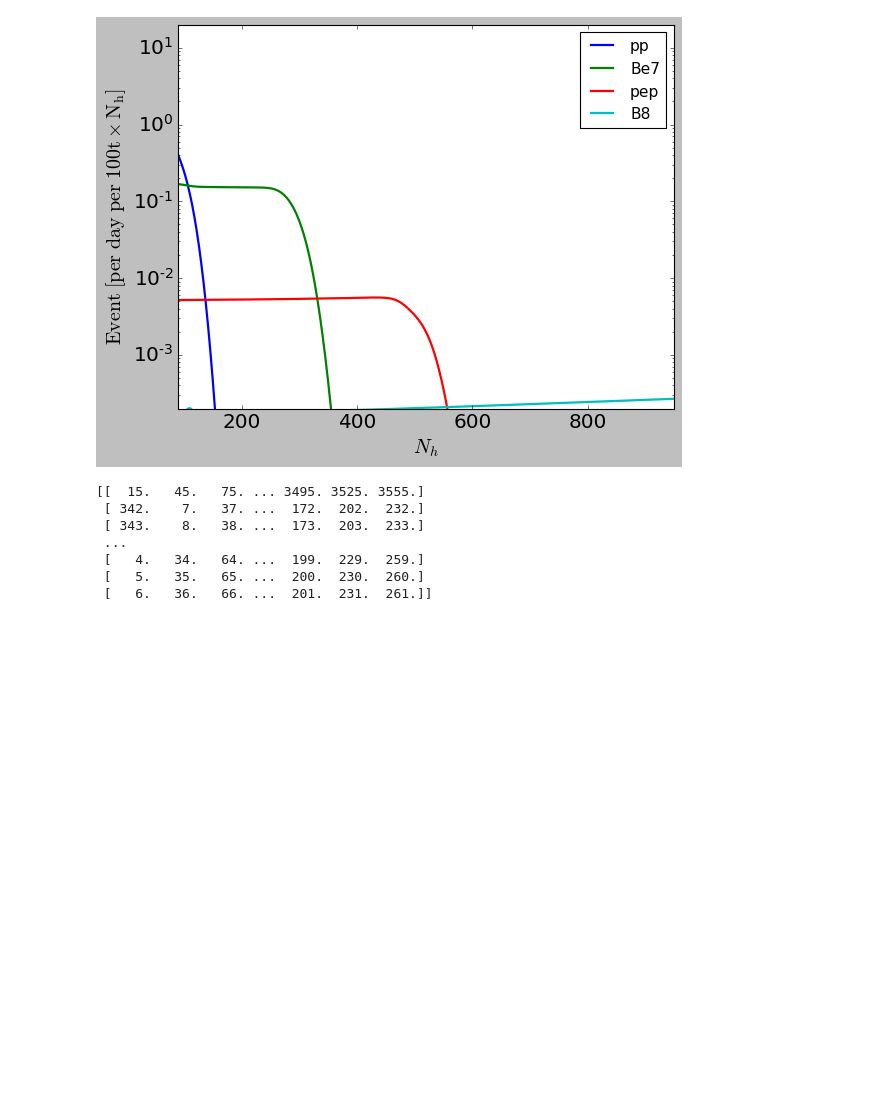
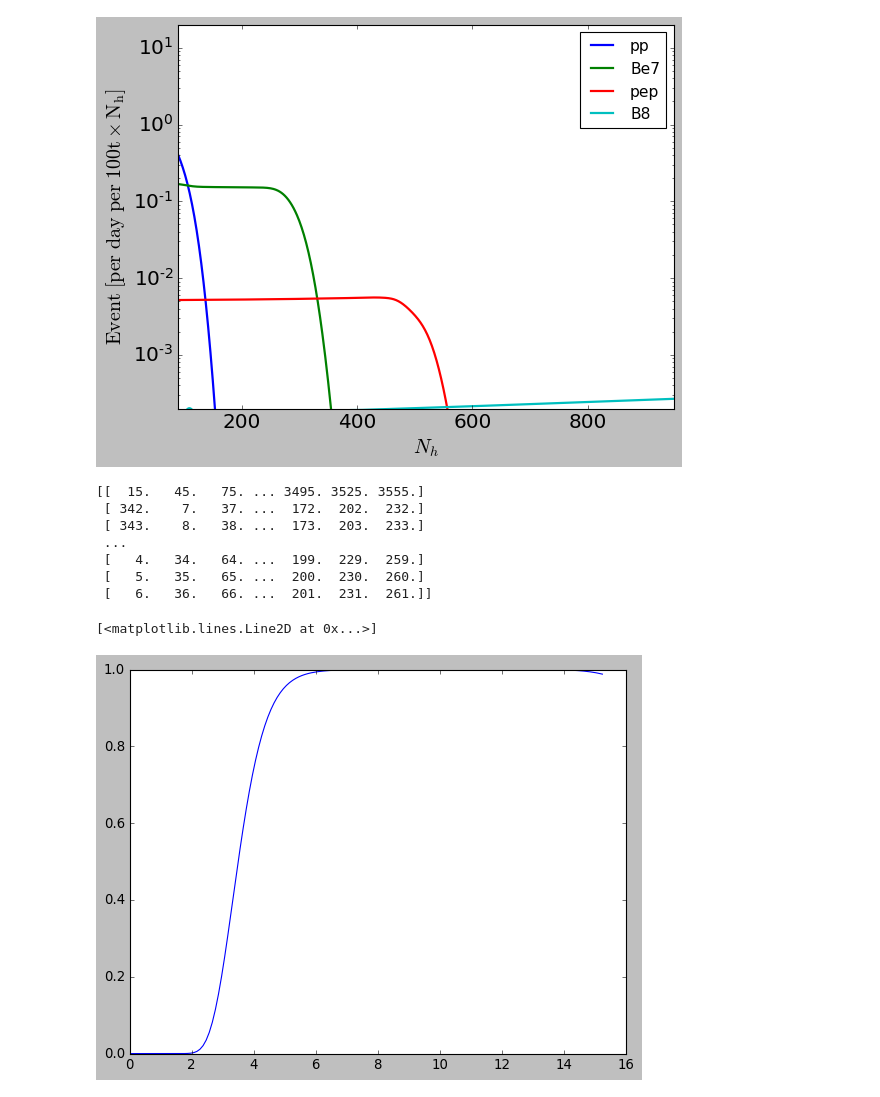
Before and after one commit to SaeedAnsarifard/SolarNeutrinos-pseudoDirac, a Jupyter notebook: SuperK_Working.ipynb, the cells around one changed output. Cells and saved outputs as stored; diff of their text form; code cells hidden in the pictures; blank space fills up the shorter version.

```diff
--- a/SuperK_Working.ipynb
+++ b/SuperK_Working.ipynb
@@ -116,3 +115,21 @@ print(data_index)
  [   4.   34.   64. ...  199.  229.  259.]
  [   5.   35.   65. ...  200.  230.  260.]
  [   6.   36.   66. ...  201.  231.  261.]]
+# %%
+def ResSu(data, t_e):
+    #PhysRevD.109.092001
+    r   = np.zeros((data.shape[0],t_e.shape[0]))
+    for j in range (data.shape[0]):
+        e_nu = np.linspace(data[j,0],data[j,1])
+        for i,t in enumerate(t_e):
+            sig  = (-0.05525+0.3162*np.sqrt(t)+0.04572*t)
+            a    = (1/(np.sqrt(2*np.pi)*sig))*np.exp(-0.5*(t-e_nu)**2/sig**2)
+            r[j,i] = np.trapz(a,e_nu)
+    return r
+
+res = ResSu(np.array([[frame.data_su[0,0],frame.data_su[-1,1]]]), frame.t_e['B8'][0])
+# %%
+plt.plot(frame.t_e['B8'][0],res[0])
+# %% [output]
+[<matplotlib.lines.Line2D at 0x...>]
+[figure, added]
```
Also changed, not shown: parts of 4 cells of this notebook, 1 other file.
